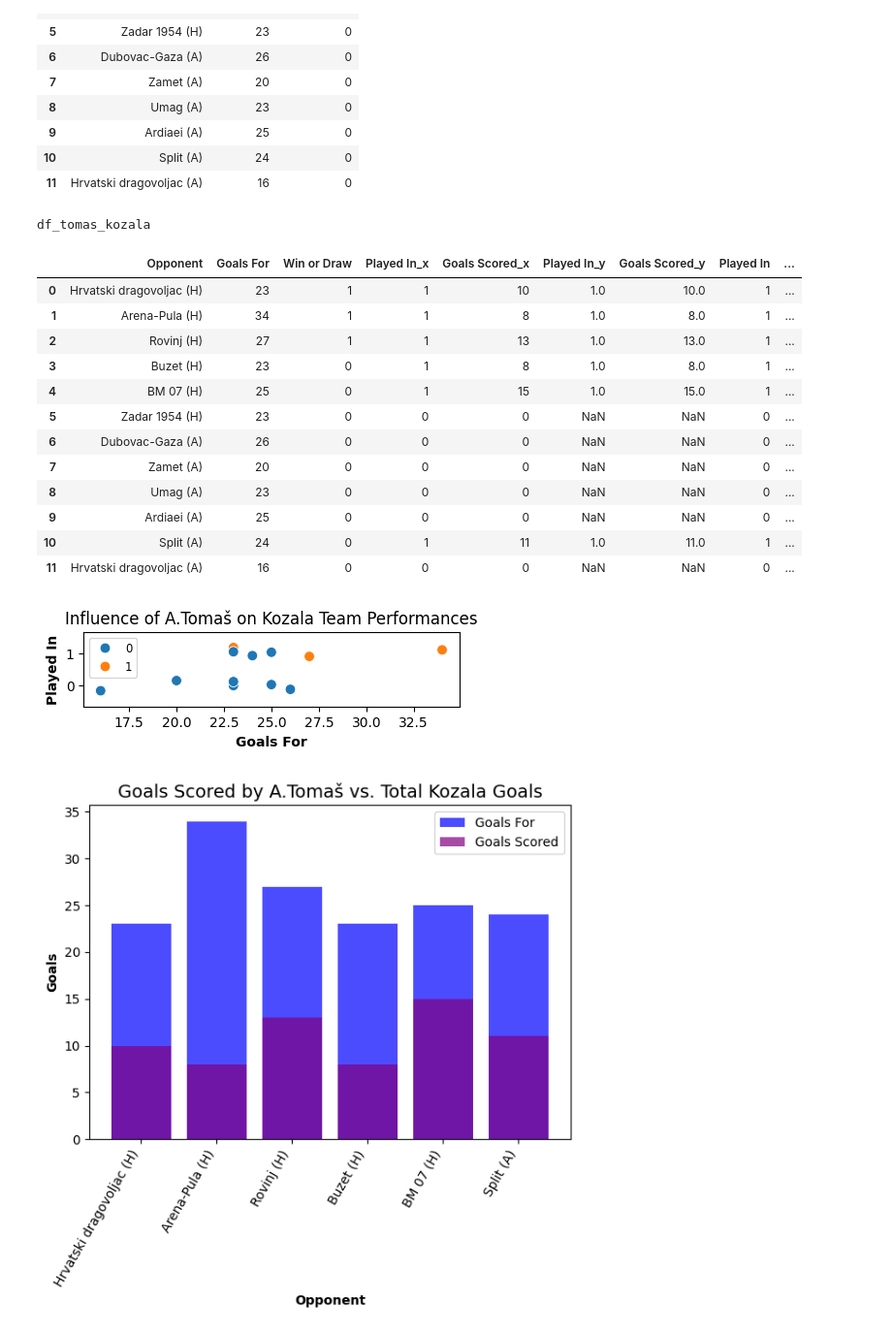
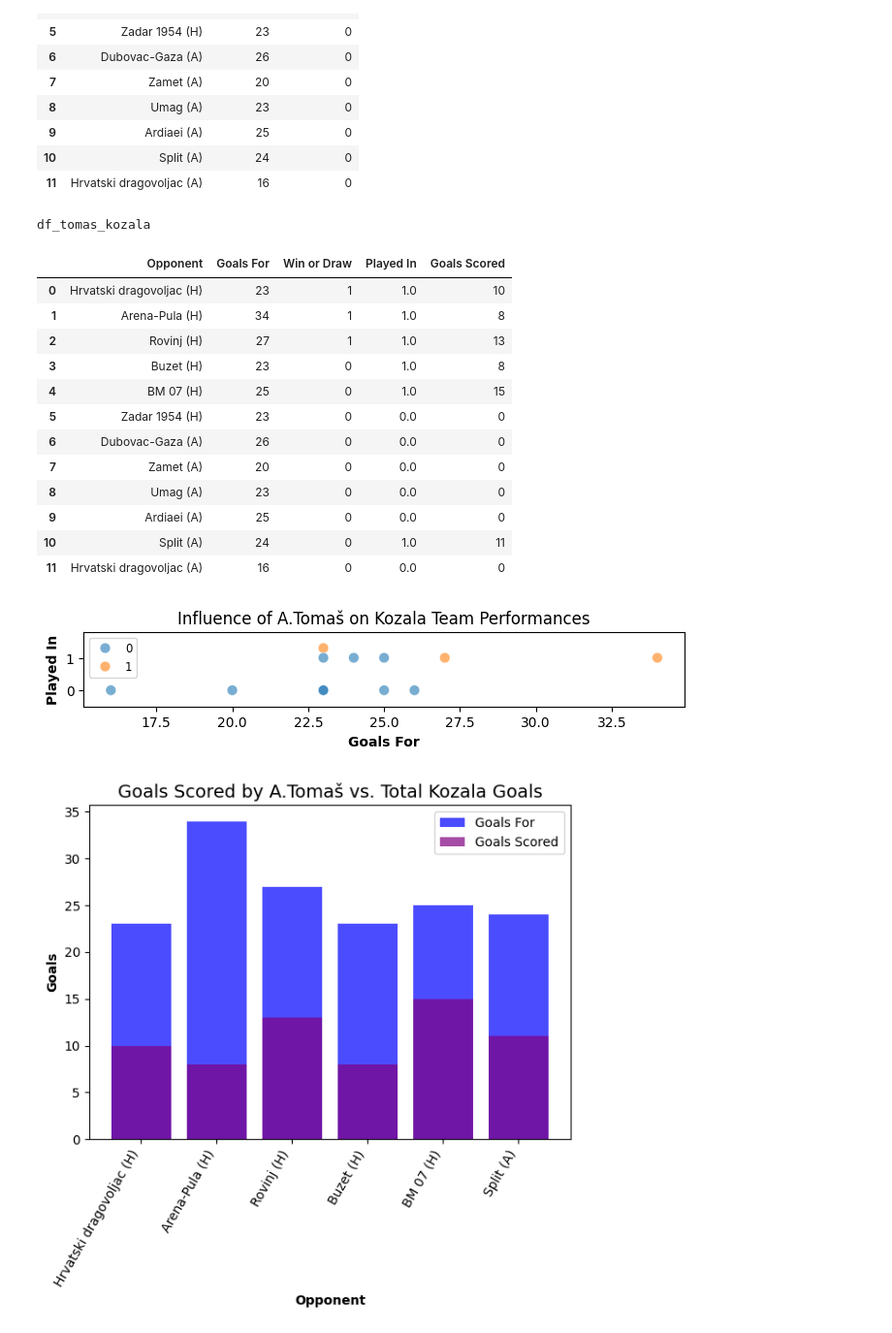
Before and after one commit to BJakelic/UUPZ, a Jupyter notebook: project.ipynb, the cells around one changed output. Shown at 97% size. Saved outputs shown, nothing was run; the diff lists cells and outputs as text; code cells hidden in the pictures.

Commit message:
Fixed 'Influence of A.Tomaš on Kozala Team Performances' Plot

```diff
--- a/project.ipynb
+++ b/project.ipynb
@@ -819,52 +819,45 @@ df_tomas_kozala = pd.merge(df_tomas_kozala, df_temp, on=['Opponent'], how='left'
 df_tomas_kozala['Played In'].fillna(0, inplace=True)
 df_tomas_kozala['Goals Scored'].fillna(0, inplace=True)
 
-df_tomas_kozala['Played In'] = df_tomas_kozala['Played In'].astype(int)
+df_tomas_kozala['Played In'] = df_tomas_kozala['Played In'].astype(np.float64)
 df_tomas_kozala['Goals Scored'] = df_tomas_kozala['Goals Scored'].astype(int)
 
 display('df_tomas_kozala')
 # %% [output]
 df_tomas_kozala
-|  | Opponent | Goals For | Win or Draw | Played In_x | Goals Scored_x | Played In_y | Goals Scored_y | Played In | ... |
-| 0 | Hrvatski dragovoljac (H) | 23 | 1 | 1 | 10 | 1.0 | 10.0 | 1 | ... |
-| 1 | Arena-Pula (H) | 34 | 1 | 1 | 8 | 1.0 | 8.0 | 1 | ... |
-| 2 | Rovinj (H) | 27 | 1 | 1 | 13 | 1.0 | 13.0 | 1 | ... |
-| 3 | Buzet (H) | 23 | 0 | 1 | 8 | 1.0 | 8.0 | 1 | ... |
-| 4 | BM 07 (H) | 25 | 0 | 1 | 15 | 1.0 | 15.0 | 1 | ... |
-| 5 | Zadar 1954 (H) | 23 | 0 | 0 | 0 | NaN | NaN | 0 | ... |
-| 6 | Dubovac-Gaza (A) | 26 | 0 | 0 | 0 | NaN | NaN | 0 | ... |
-| 7 | Zamet (A) | 20 | 0 | 0 | 0 | NaN | NaN | 0 | ... |
-| 8 | Umag (A) | 23 | 0 | 0 | 0 | NaN | NaN | 0 | ... |
-| 9 | Ardiaei (A) | 25 | 0 | 0 | 0 | NaN | NaN | 0 | ... |
-| 10 | Split (A) | 24 | 0 | 1 | 11 | 1.0 | 11.0 | 1 | ... |
-| 11 | Hrvatski dragovoljac (A) | 16 | 0 | 0 | 0 | NaN | NaN | 0 | ... |
+|  | Opponent | Goals For | Win or Draw | Played In | Goals Scored |
+| 0 | Hrvatski dragovoljac (H) | 23 | 1 | 1.0 | 10 |
+| 1 | Arena-Pula (H) | 34 | 1 | 1.0 | 8 |
+| 2 | Rovinj (H) | 27 | 1 | 1.0 | 13 |
+| 3 | Buzet (H) | 23 | 0 | 1.0 | 8 |
+| 4 | BM 07 (H) | 25 | 0 | 1.0 | 15 |
+| 5 | Zadar 1954 (H) | 23 | 0 | 0.0 | 0 |
+| 6 | Dubovac-Gaza (A) | 26 | 0 | 0.0 | 0 |
+| 7 | Zamet (A) | 20 | 0 | 0.0 | 0 |
+| 8 | Umag (A) | 23 | 0 | 0.0 | 0 |
+| 9 | Ardiaei (A) | 25 | 0 | 0.0 | 0 |
+| 10 | Split (A) | 24 | 0 | 1.0 | 11 |
+| 11 | Hrvatski dragovoljac (A) | 16 | 0 | 0.0 | 0 |
 # %%
-def add_jitter(df, column, jitter_amount):
-    df_jittered = df.copy()
+jitter_amount = 0.3
 
-    unique_values, counts = np.unique(df[column], return_counts=True)
-    overlapping_values = unique_values[counts > 1]
-    for value in overlapping_values:
-        mask = df[column] == value
-        df_jittered.loc[mask, column] += np.random.uniform(-jitter_amount, jitter_amount, np.sum(mask))
-    return df_jittered
+overlapping_rows = df_tomas_kozala.duplicated(subset=['Goals For', 'Played In'], keep=False) & ~(df_tomas_kozala.duplicated(subset=['Goals For', 'Played In', 'Win or Draw'], keep=False)) & (df_tomas_kozala['Win or Draw'] == 1)
 
-jitter_amount = 0.2
+df_tomas_kozala_jittered = df_tomas_kozala.copy()
+df_tomas_kozala_jittered.loc[overlapping_rows, 'Played In'] = (df_tomas_kozala_jittered.loc[overlapping_rows, 'Played In'] + jitter_amount).astype(np.float64)
 
-df_tomas_kozala_jittered = add_jitter(df_tomas_kozala, 'Played In', jitter_amount)
-
-plt.figure(figsize=(5, 1))
-sns.scatterplot(x='Goals For', y='Played In', hue='Win or Draw', data=df_tomas_kozala_jittered, s=60)
+plt.figure(figsize=(8, 1))
+sns.scatterplot(x='Goals For', y='Played In', hue='Win or Draw', data=df_tomas_kozala_jittered, s=60, alpha=0.6)
 plt.ylim(df_tomas_kozala_jittered['Played In'].min() - 0.5, df_tomas_kozala_jittered['Played In'].max() + 0.5)
 plt.title('Influence of A.Tomaš on Kozala Team Performances')
 plt.xlabel('Goals For', fontweight='bold')
 plt.ylabel('Played In', fontweight='bold')
 legend = plt.legend(fontsize='small', loc='upper left')
 for handle in legend.legend_handles:
     handle._sizes = [10]
 plt.show()
 # %% [output]
-[figure, old version]
+[figure, new version]
 # %%
 df_filtered = df_tomas_kozala[df_tomas_kozala['Played In'] == 1]
 
```
